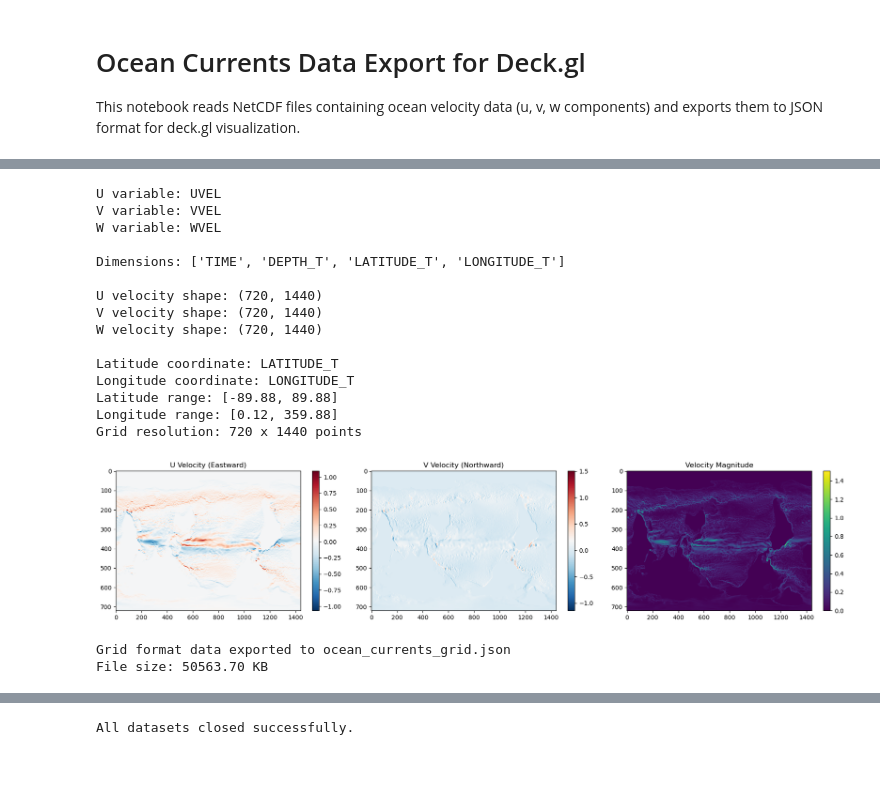
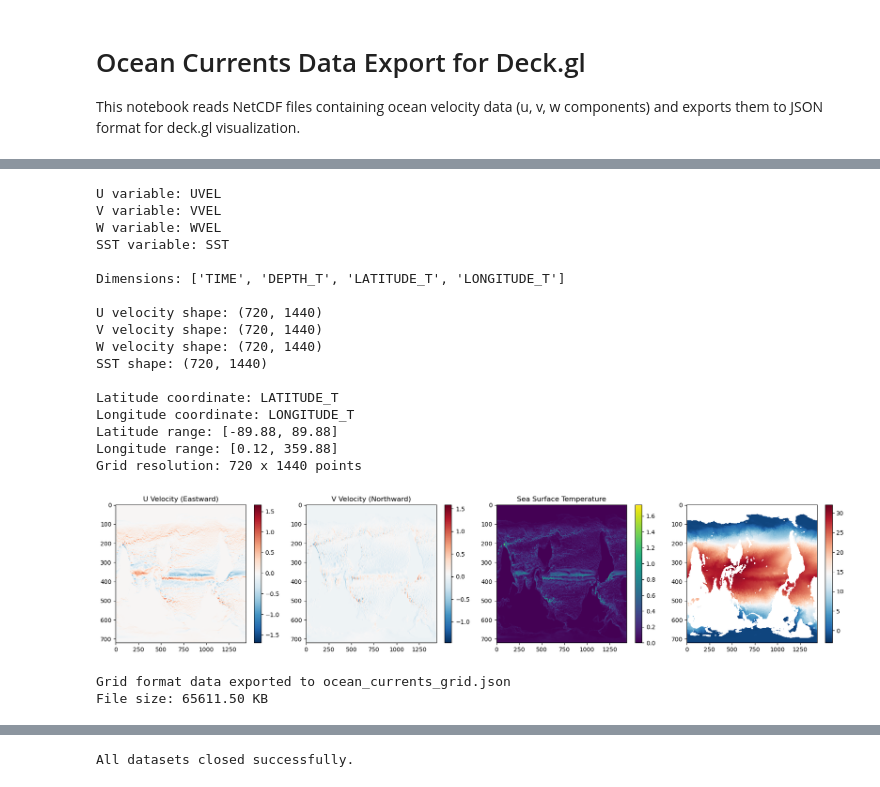
Before and after one commit to slesaad/viz-experiments, a Jupyter notebook: src/visualizations/ocean-currents/ocean_currents_data_export.ipynb, the cells around one changed output, grey strips where cells are left out. Cells and saved outputs as stored; diff of their text form; code cells hidden in the pictures.

```diff
--- a/src/visualizations/ocean-currents/ocean_currents_data_export.ipynb
+++ b/src/visualizations/ocean-currents/ocean_currents_data_export.ipynb
@@ -15,21 +15,24 @@ import matplotlib.pyplot as plt
 # Available months: 199201, 199202, 199203, 199204, 199205
 
 # Select which month to process
-month = '199201'  # Change this to process different months
+month = '202212'  # Change this to process different months
 
 u_file = f'UVEL.1440x720x50.{month}.nc'
 v_file = f'VVEL.1440x720x50.{month}.nc'
 w_file = f'WVEL.1440x720x50.{month}.nc'
+sst_file = f'SST.1440x720.{month}.nc'
 
 print(f"Loading data for month: {month}")
 print(f"U velocity file: {u_file}")
 print(f"V velocity file: {v_file}")
 print(f"W velocity file: {w_file}")
+print(f"SST file: {sst_file}")
 
 # Open the datasets
 ds_u = xr.open_dataset(u_file)
 ds_v = xr.open_dataset(v_file)
 ds_w = xr.open_dataset(w_file)
+ds_sst = xr.open_dataset(sst_file)
 
 # Display dataset information from U velocity file
 print("\n=== U Velocity Dataset ===")
@@ -42,4 +45,7 @@ print("Variables:", list(ds_v.data_vars))
 
 print("\n=== W Velocity Dataset ===")
 print("Variables:", list(ds_w.data_vars))
+
+print("\n=== SST Dataset ===")
+print("Variables:", list(ds_sst.data_vars))
 # %% [output]
@@ -101,10 +111,12 @@ TIME:
 u_var_name = list(ds_u.data_vars)[0]
 v_var_name = list(ds_v.data_vars)[0]
 w_var_name = list(ds_w.data_vars)[0]
+sst_var_name = list(ds_sst.data_vars)[0]
 
 print(f"U variable: {u_var_name}")
 print(f"V variable: {v_var_name}")
 print(f"W variable: {w_var_name}")
+print(f"SST variable: {sst_var_name}")
 
 # Select depth level and time index
 # For ocean surface currents, use level 0 (surface)
@@ -123,11 +135,13 @@ print(f"\nDimensions: {dims}")
 u_data = ds_u[u_var_name].isel({dims[0]: time_index, dims[1]: depth_index}).values
 v_data = ds_v[v_var_name].isel({dims[0]: time_index, dims[1]: depth_index}).values
 w_data = ds_w[w_var_name].isel({dims[0]: time_index, dims[1]: depth_index}).values
+sst_data = ds_sst[sst_var_name].isel({dims[0]: time_index}).values
 
 
 print(f"\nU velocity shape: {u_data.shape}")
 print(f"V velocity shape: {v_data.shape}")
 print(f"W velocity shape: {w_data.shape}")
+print(f"SST shape: {sst_data.shape}")
 
 # Get coordinate arrays (latitude and longitude)
 
@@ -146,12 +160,14 @@ print(f"Grid resolution: {lats.shape[0]} x {lons.shape[0]} points")
 U variable: UVEL
 V variable: VVEL
 W variable: WVEL
+SST variable: SST
 
 Dimensions: ['TIME', 'DEPTH_T', 'LATITUDE_T', 'LONGITUDE_T']
 
 U velocity shape: (720, 1440)
 V velocity shape: (720, 1440)
 W velocity shape: (720, 1440)
+SST shape: (720, 1440)
 
 Latitude coordinate: LATITUDE_T
 Longitude coordinate: LONGITUDE_T
@@ -160,36 +176,41 @@ Longitude range: [0.12, 359.88]
 Grid resolution: 720 x 1440 points
 # %%
 # Visualize the velocity field (optional)
-if u_data is not None and v_data is not None:
+if u_data is not None and v_data is not None and sst_data is not None:
     # Calculate velocity magnitude
     velocity_magnitude = np.sqrt(u_data**2 + v_data**2)
 
-    fig, axes = plt.subplots(1, 3, figsize=(18, 4))
+    fig, axes = plt.subplots(1, 4, figsize=(18, 4))
 
     # U component
     im1 = axes[0].imshow(u_data, aspect='auto', cmap='RdBu_r')
     axes[0].set_title('U Velocity (Eastward)')
     plt.colorbar(im1, ax=axes[0])
 
     # V component
     im2 = axes[1].imshow(v_data, aspect='auto', cmap='RdBu_r')
     axes[1].set_title('V Velocity (Northward)')
     plt.colorbar(im2, ax=axes[1])
 
     # Magnitude
     im3 = axes[2].imshow(velocity_magnitude, aspect='auto', cmap='viridis')
     axes[2].set_title('Velocity Magnitude')
     plt.colorbar(im3, ax=axes[2])
 
+    # SST
+    im4 = axes[3].imshow(sst_data, aspect='auto', cmap='RdBu_r')
+    axes[2].set_title('Sea Surface Temperature')
+    plt.colorbar(im4, ax=axes[3])
+
     plt.tight_layout()
     plt.show()
 # %% [output]
-[figure, old version]
+[figure, new version]
 # %%
 # Option 1: Export as regular grid (image format)
 # This format is efficient for deck.gl's BitmapLayer or custom shader-based rendering
 
-def export_grid_format(u_data, v_data, w_data, lats, lons, output_file):
+def export_grid_format(u_data, v_data, w_data, sst_data, lats, lons, output_file):
     """
     Export velocity data in grid format suitable for deck.gl image-based rendering.
     """
@@ -205,7 +226,8 @@ def export_grid_format(u_data, v_data, w_data, lats, lons, output_file):
             'height': int(lats.shape[0])
         },
         'u': u_data.tolist(),
-        'v': v_data.tolist()
+        'v': v_data.tolist(),
+        'sst': sst_data.tolist(),
     }
 
     if w_data is not None:
@@ -221,10 +243,10 @@ def export_grid_format(u_data, v_data, w_data, lats, lons, output_file):
     print(f"File size: {Path(output_file).stat().st_size / 1024:.2f} KB")
 
 if u_data is not None and v_data is not None:
-    export_grid_format(u_data, v_data, w_data, lats, lons, 'ocean_currents_grid.json')
+    export_grid_format(u_data, v_data, w_data, sst_data, lats, lons, 'ocean_currents_grid.json')
 # %% [output]
 Grid format data exported to ocean_currents_grid.json
-File size: 50563.70 KB
+File size: 65611.50 KB
 # %%
 # Option 2: Export as point cloud (particle format)
 # This format works well with deck.gl's ScatterplotLayer or custom particle rendering
```
Also changed, not shown: parts of 4 cells of this notebook, 7 other files.
